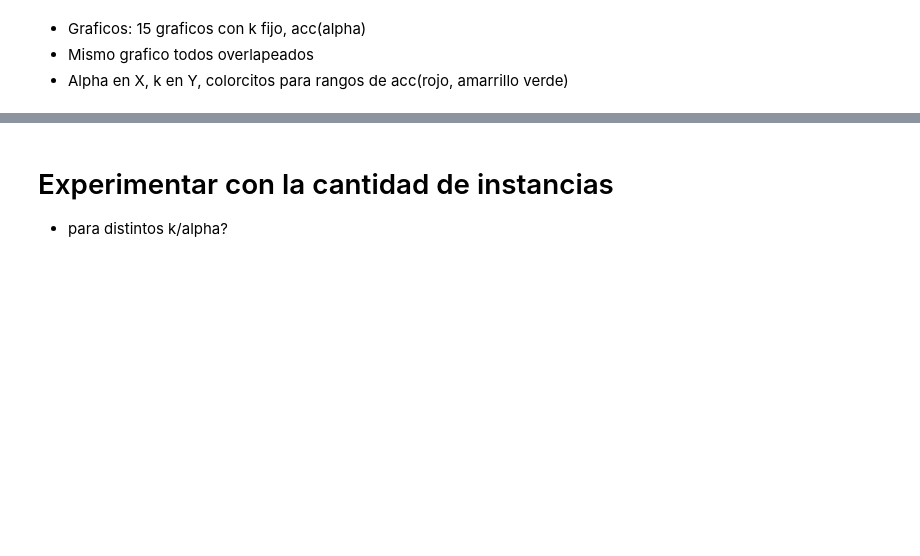
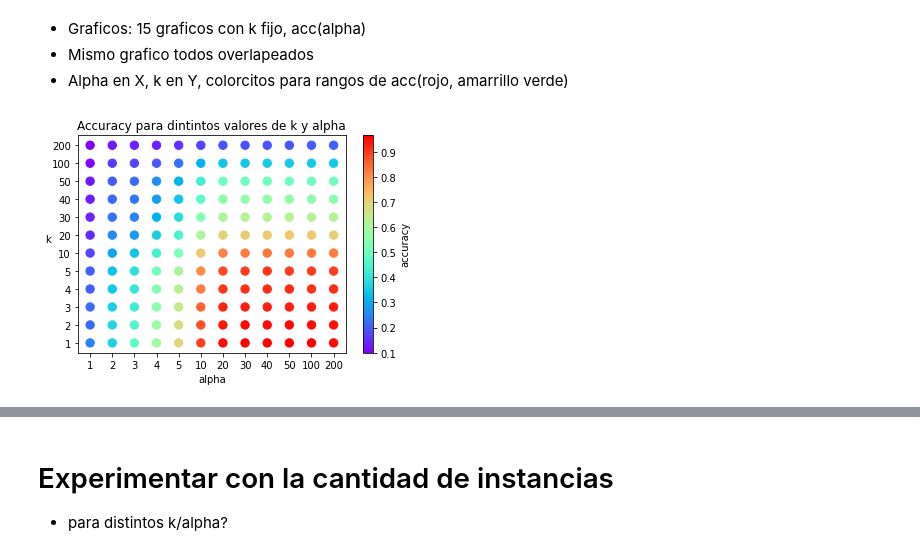
Before and after one commit to ddrenteria/MNtp2, a Jupyter notebook: metnum-tp2-1C2021/tp2-alu/tp2/notebooks/main.ipynb, the cells around one changed output, grey strips where cells are left out. Cells and saved outputs as stored; diff of their text form; code cells hidden in the pictures; blank space fills up the shorter version.

```diff
--- a/metnum-tp2-1C2021/tp2-alu/tp2/notebooks/main.ipynb
+++ b/metnum-tp2-1C2021/tp2-alu/tp2/notebooks/main.ipynb
@@ -382,0 +376,20 @@ K: 1, Alpha: 200
+# %%
+import matplotlib.pyplot as plt
+import numpy as np
+
+# Grafica los datos obtenidos para los distintos k y alpha
+def plot_scatter(filename, title):
+    columns = ["k", "alpha", "time", "acc"]
+    df = pd.read_csv(filename, names=columns)
+
+    x = [str(i)[0:-2] for i in df["alpha"]]
+    y = [str(i)[0:-2] for i in df["k"]]
+
+    fig = plt.figure()
+    colour = df["acc"]
+    plt.scatter(x, y, s = 70, c = colour, alpha = 1, cmap="rainbow")
+    plt.colorbar(label="accuracy")
+    plt.xlabel("alpha")
+    plt.ylabel('k',rotation=0)
+    plt.title(title)
+    plt.show()
@@ -384,3 +430,8 @@ K: 1, Alpha: 200
 - Graficos: 15 graficos con k fijo, acc(alpha)
 - Mismo grafico todos overlapeados
 - Alpha en X, k en Y, colorcitos para rangos de acc(rojo, amarrillo verde)
+# %%
+name_k_alpha_complete = "../dataExp/KNN_PCA_complete.csv"
+plot_scatter(name_k_alpha_complete, "Accuracy para distintos valores de k y alpha")
+# %% [output]
+[figure, added]
```
Also changed, not shown: parts of 13 cells of this notebook, 1 other file.
